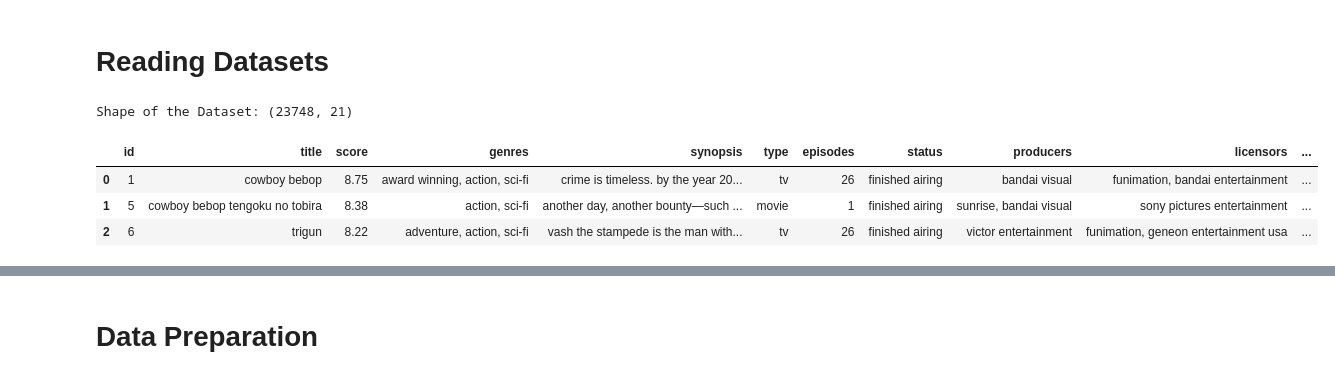
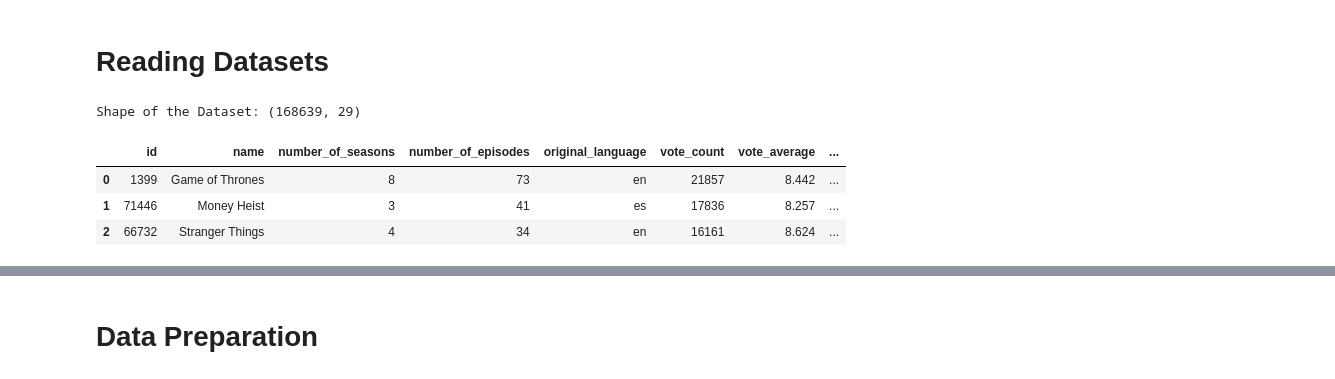
Before and after one commit to SStepz/TheWatcher, a Jupyter notebook: Recommendations/TVRS.ipynb, the cells around one changed output, grey strips where cells are left out. Cells and saved outputs as stored; diff of their text form; code cells hidden in the pictures.

```diff
--- a/Recommendations/TVRS.ipynb
+++ b/Recommendations/TVRS.ipynb
@@ -53,14 +56,14 @@ from sklearn.metrics.pairwise import linear_kernel
 # Setting column display to 50
 pd.set_option('display.max_columns', 50)
 # %%
-# Importing anime details dataframe
-df_anime = pd.read_csv('Dataset/Anime/anime.csv')
-print("Shape of the Dataset:",df_anime.shape)
-df_anime.head(3)
+# Importing tv details dataframe
+df_tv = pd.read_csv('../Dataset/TV/tv.csv')
+print("Shape of the Dataset:",df_tv.shape)
+df_tv.head(3)
 # %% [output]
-Shape of the Dataset: (23748, 21)
+Shape of the Dataset: (168639, 29)
-|  | id | title | score | genres | synopsis | type | episodes | status | producers | licensors | ... |
-| 0 | 1 | cowboy bebop | 8.75 | award winning, action, sci-fi | crime is timeless. by the year 20... | tv | 26 | finished airing | bandai visual | funimation, bandai entertainment | ... |
-| 1 | 5 | cowboy bebop tengoku no tobira | 8.38 | action, sci-fi | another day, another bounty—such ... | movie | 1 | finished airing | sunrise, bandai visual | sony pictures entertainment | ... |
-| 2 | 6 | trigun | 8.22 | adventure, action, sci-fi | vash the stampede is the man with... | tv | 26 | finished airing | victor entertainment | funimation, geneon entertainment usa | ... |
+|  | id | name | number_of_seasons | number_of_episodes | original_language | vote_count | vote_average | ... |
+| 0 | 1399 | Game of Thrones | 8 | 73 | en | 21857 | 8.442 | ... |
+| 1 | 71446 | Money Heist | 3 | 41 | es | 17836 | 8.257 | ... |
+| 2 | 66732 | Stranger Things | 4 | 34 | en | 16161 | 8.624 | ... |
 # %%
```
Also changed, not shown: parts of 50 cells of this notebook, 4 other files.
